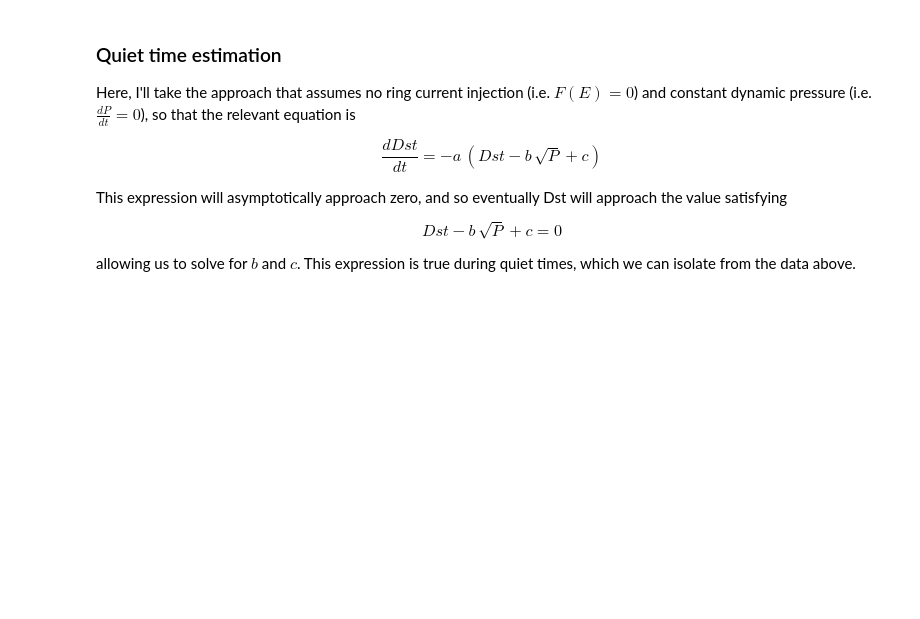
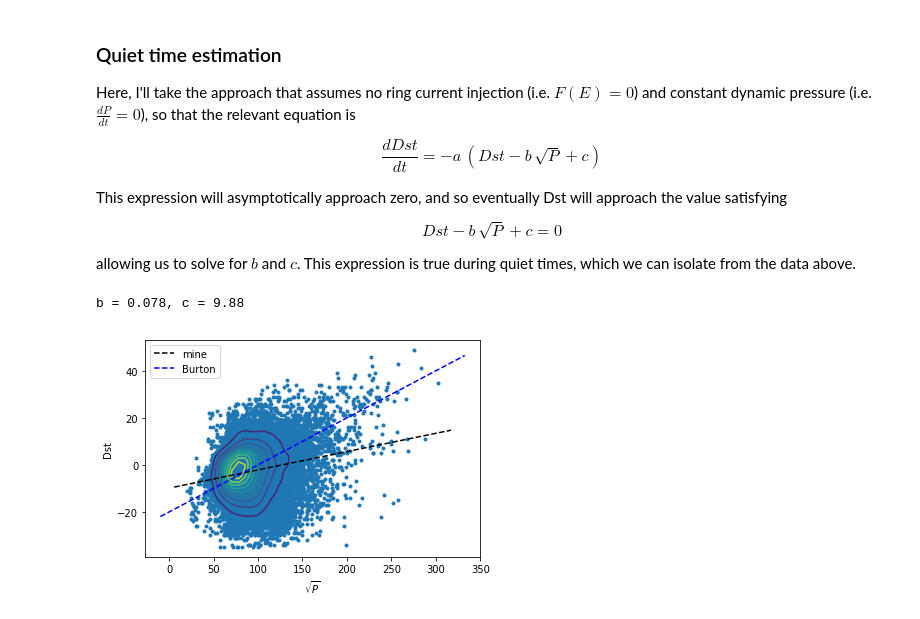
Before and after one commit to sarttiso/spaceweather, a Jupyter notebook: burtons_model.ipynb, the cells around one changed output. Saved outputs shown, nothing was run; the diff lists cells and outputs as text; code cells hidden in the pictures; blank space fills up the shorter version.

Commit message:
finished version of Burton's model

```diff
--- a/burtons_model.ipynb
+++ b/burtons_model.ipynb
@@ -35,10 +39,10 @@ for ii, meas in enumerate(list(omni)):
 # ignore gaps here
 omni = omni[idx]
 
-V = omni['SW Plasma Speed, km/s']
-Bz = omni['BZ, nT (GSM)']
-n = omni['SW Proton Density, N/cm^3']
-Dst = omni['Dst-index, nT']
+V = omni['SW Plasma Speed, km/s'].values
+Bz = omni['BZ, nT (GSM)'].values
+n = omni['SW Proton Density, N/cm^3'].values
+Dst = omni['Dst-index, nT'].values
 # %% [markdown]
 ## Theory
 # %% [markdown]
@@ -49,3 +50,6 @@ P = n * v**2
+# %%
+E = V * Bz * 1e-3
+P = n * V**2 * 1e-2
 # %% [markdown]
 Dst is defined as the difference between the disturbance and quiet time measurements of the horizontal field component at low latitudes:
 
@@ -101,0 +111,31 @@ idx =
+# %%
+# isolate data from quiet times
+storm_idx = findstorm(Dst, -35, nhr_before=100, nhr_after=500)
+quiet_idx = np.logical_not(convertidx(storm_idx, len(Dst)))
+#q_idx = (Dst < 40) & (Dst > -30)
+Dst_q = Dst[quiet_idx]
+P_q = P[quiet_idx]
+# %%
+# set up linear system
+tar = Dst_q
+des = np.concatenate((np.sqrt(P_q).reshape(-1,1), \
+                     -np.ones((np.sum(quiet_idx),1))), axis=1)
+
+# invert
+out = np.matmul(np.matmul(np.linalg.inv(np.matmul(des.T, des)), des.T), tar)
+
+print('b = %1.3f, c = %1.2f' % (out[0], out[1]))
+
+# plot
+plt.scatter(np.sqrt(P_q), Dst_q, marker='.')
+plotcontours(np.sqrt(P_q).reshape(-1,1), Dst_q.reshape(-1,1), nbins=40)
+l1 = abline(out[0], -out[1])
+l2 = abline(0.2, -20)
+l2.set_color('blue')
+plt.xlabel('$\sqrt{P}$')
+plt.ylabel('Dst')
+plt.legend(('mine', 'Burton'))
+plt.show()
+# %% [output]
+b = 0.078, c = 9.88
+[figure, added]
```
Also changed, not shown: parts of 19 cells of this notebook, 1 other file.
